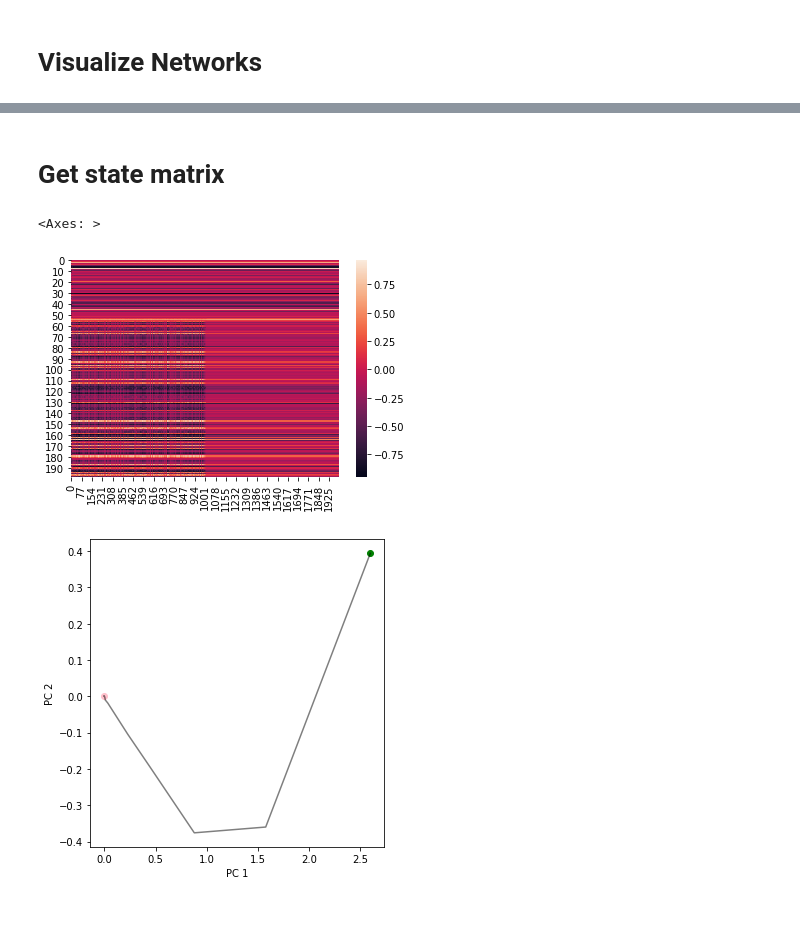
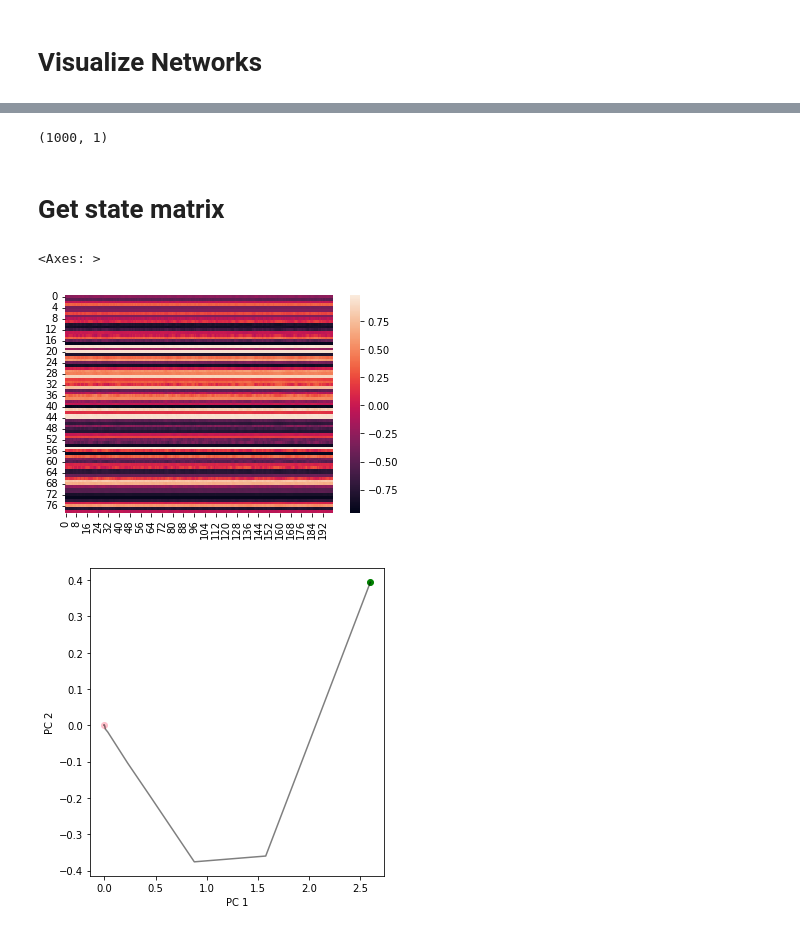
Before and after one commit to Nishant-codex/DDN-public, a Jupyter notebook: DDN_example.ipynb, the cells around one changed output, grey strips where cells are left out. Cells and saved outputs as stored; diff of their text form; code cells hidden in the pictures.

```diff
--- a/DDN_example.ipynb
+++ b/DDN_example.ipynb
@@ -904,21 +952,27 @@ sns.heatmap(h[0][:,:,0].T)
+# %%
+INPUT = random_inputs
+
+narma_INPUT[0].shape
+# %% [output]
+(1000, 1)
 # %% [markdown]
 # Get state matrix
 # %%
 import seaborn as sns
 from utils import createNARMA30
-
+narma_INPUT = createNARMA30(200)
 %matplotlib inline
-sim = NetworkSimulator(best_nets_ddns[1])
+sim = NetworkSimulator(best_nets_DDN_dist_decay_per_cluster_fixed_delays_dict[0])
 # random_inputs =INPUT[0]
-net_states_ddn,states = sim.get_network_data(INPUT.T) # Note that first few samples will have transient dynamics
+net_states_ddn= sim.get_network_data(narma_INPUT[0]) # Note that first few samples will have transient dynamics
 # net_states_ddn_zero = sim.get_network_data(np.zeros_like(random_inputs)) # Note that first few samples will have transient dynamics
 # net_states_ddn_narma = sim.get_network_data(narma_input) # Note that first few samples will have transient dynamics
 
 sns.heatmap(net_states_ddn)
 # plt.show()
 # %% [output]
 <Axes: >
-[figure, old version]
+[figure, new version]
 # %%
 def plot_trajectories(data, n_components = 2,figsize = [5, 5],fig_out=None,c_start = 'red', c_end ='blue'):
 
```
Also changed, not shown: parts of 8 cells of this notebook.
